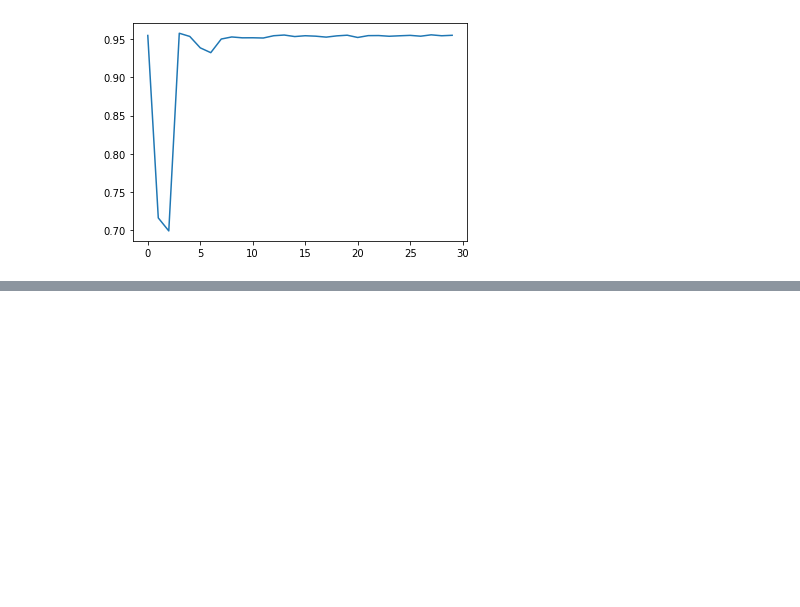
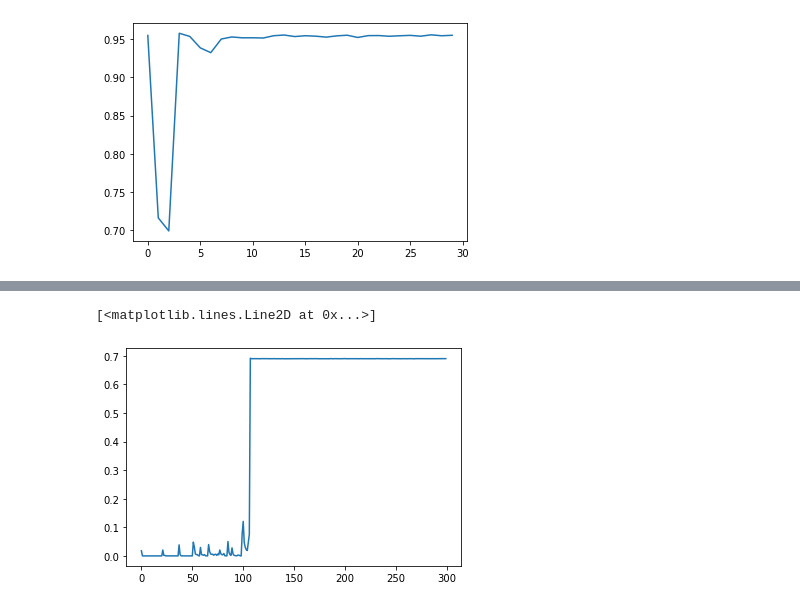
Before and after one commit to alstjrdld1/gray_anomaly_detection, a Jupyter notebook: Untitled.ipynb, the cells around one changed output, grey strips where cells are left out. Saved outputs shown, nothing was run; the diff lists cells and outputs as text; code cells hidden in the pictures; blank space fills up the shorter version.

```diff
--- a/Untitled.ipynb
+++ b/Untitled.ipynb
@@ -163,0 +174,5 @@ plt.plot(acc_list)
+# %%
+plt.plot(binaryLoss)
+# %% [output]
+[<matplotlib.lines.Line2D at 0x...>]
+[figure, added]
```
Also changed, not shown: parts of 4 cells of this notebook, 1 other file.
